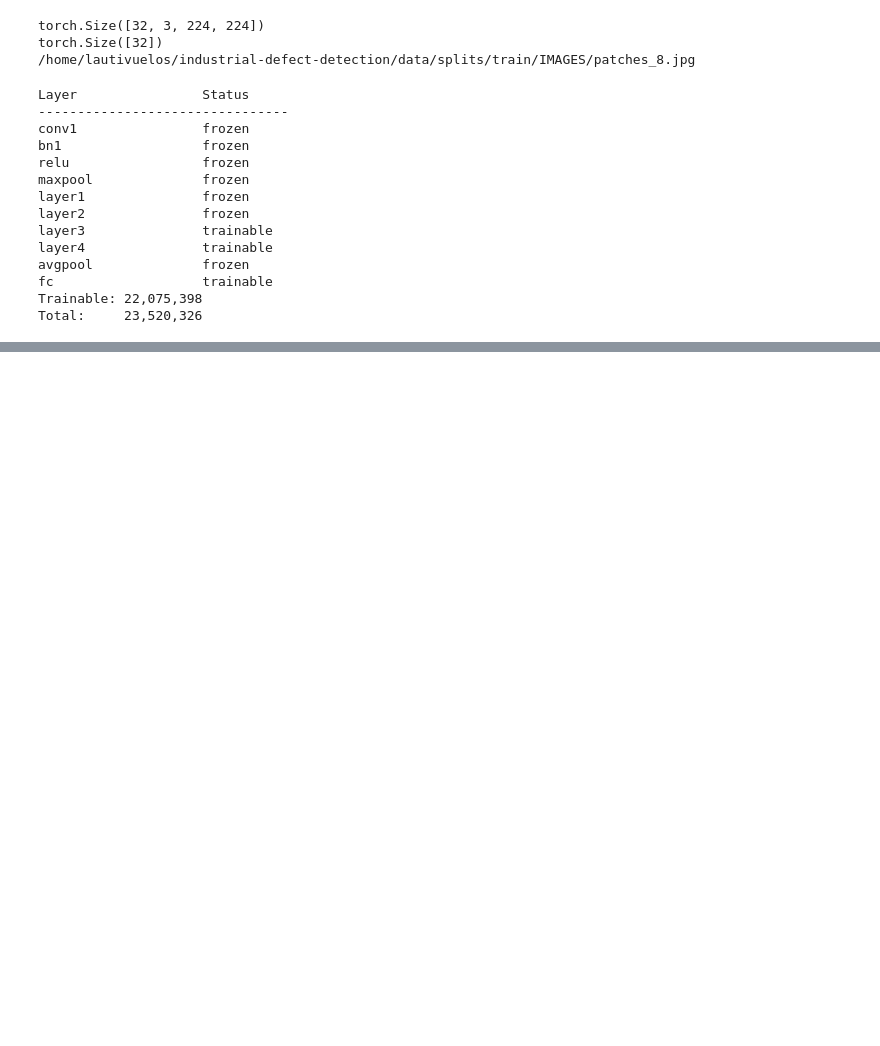
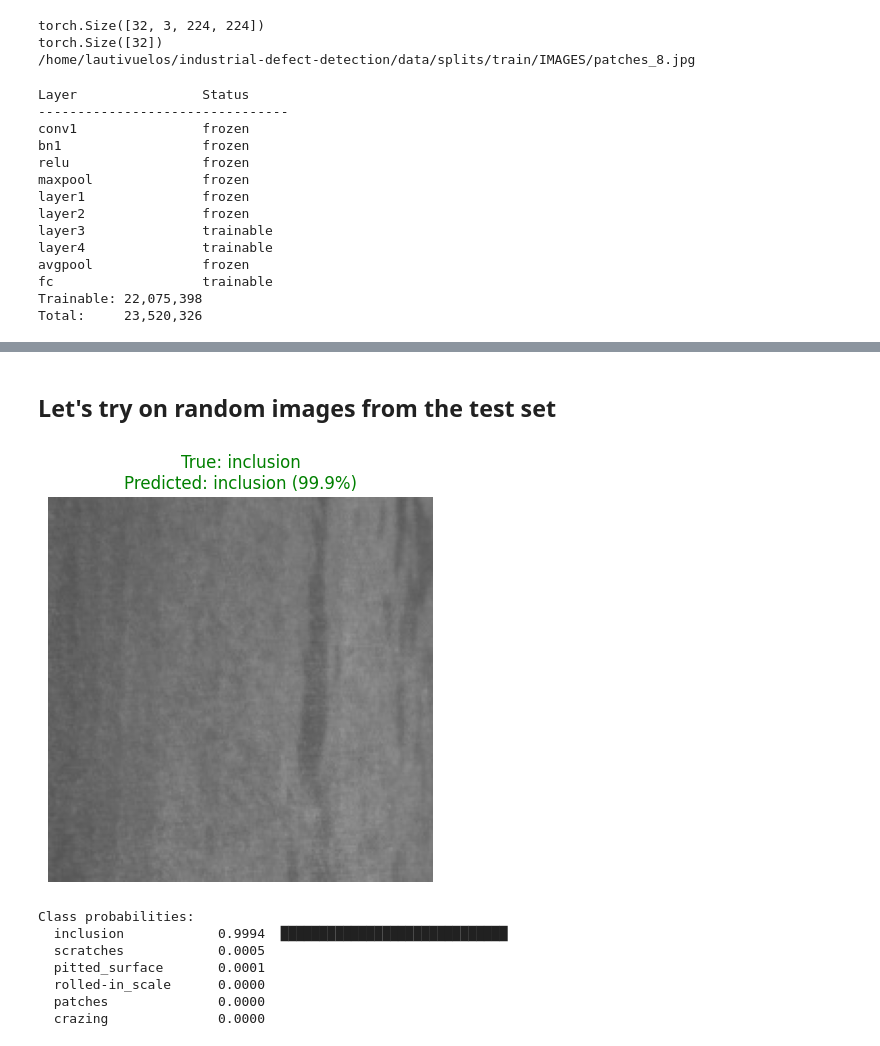
Before and after one commit to lautarocolli/industrial-defect-detection, a Jupyter notebook: notebooks/CNN.ipynb, the cells around one changed output, grey strips where cells are left out. Drawn from its saved outputs; the diff is of its cells as text; code cells hidden in the pictures; blank space fills up the shorter version.

```diff
--- a/notebooks/CNN.ipynb
+++ b/notebooks/CNN.ipynb
@@ -78,3 +78,15 @@ avgpool              frozen
 fc                   trainable
 Trainable: 22,075,398
 Total:     23,520,326
+# %%
+from src.models.cnn.train import train, evaluate
+from src.models.cnn.resnet import build_resnet
+
+model = build_resnet(num_classes=6)
+
+train(
+    model        = model,
+    train_loader = train_loader,
+    val_loader   = val_loader,
+    num_epochs   = 20,
+)
@@ -80,0 +111,59 @@ Total:     23,520,326
+# %% [markdown]
+## Let's try on random images from the test set
+# %%
+import random
+import torch
+import torch.nn.functional as F
+from PIL import Image
+import matplotlib.pyplot as plt
+
+# ── Pick a random sample ───────────────────────────────────────────────────
+idx    = random.randint(0, len(test_loader.dataset) - 1)
+sample = test_loader.dataset[idx]
+
+image_path   = sample["image_path"]
+true_label   = test_loader.dataset.classes[sample["label"]]
+
+# ── Run inference ──────────────────────────────────────────────────────────
+model.eval()
+model.to(device)
+
+with torch.no_grad():
+    x      = sample["image"].unsqueeze(0).to(device)  # [1, 3, 224, 224]
+    output = model(x)                                  # [1, 6] logits
+    probs  = F.softmax(output, dim=1).squeeze()        # [6] probabilities
+
+# ── Get prediction ─────────────────────────────────────────────────────────
+classes        = test_loader.dataset.classes
+pred_idx       = probs.argmax().item()
+pred_class     = classes[pred_idx]
+pred_conf      = probs[pred_idx].item()
+
+# ── Display ────────────────────────────────────────────────────────────────
+image = Image.open(image_path)
+
+plt.figure(figsize=(5, 5))
+plt.imshow(image, cmap="gray")
+plt.title(
+    f"True: {true_label}\n"
+    f"Predicted: {pred_class} ({pred_conf:.1%})",
+    fontsize=12,
+    color="green" if pred_class == true_label else "red"
+)
+plt.axis("off")
+plt.show()
+
+# ── All class probabilities ────────────────────────────────────────────────
+print("\nClass probabilities:")
+for cls, prob in sorted(zip(classes, probs.tolist()), key=lambda x: -x[1]):
+    bar = "█" * int(prob * 30)
+    print(f"  {cls:<20} {prob:.4f}  {bar}")
+# %% [output]
+[figure, added]
+Class probabilities:
+  inclusion            0.9994  █████████████████████████████
+  scratches            0.0005
+  pitted_surface       0.0001
+  rolled-in_scale      0.0000
+  patches              0.0000
+  crazing              0.0000
```
Also changed, not shown: parts of 2 cells of this notebook, 2 other files.
